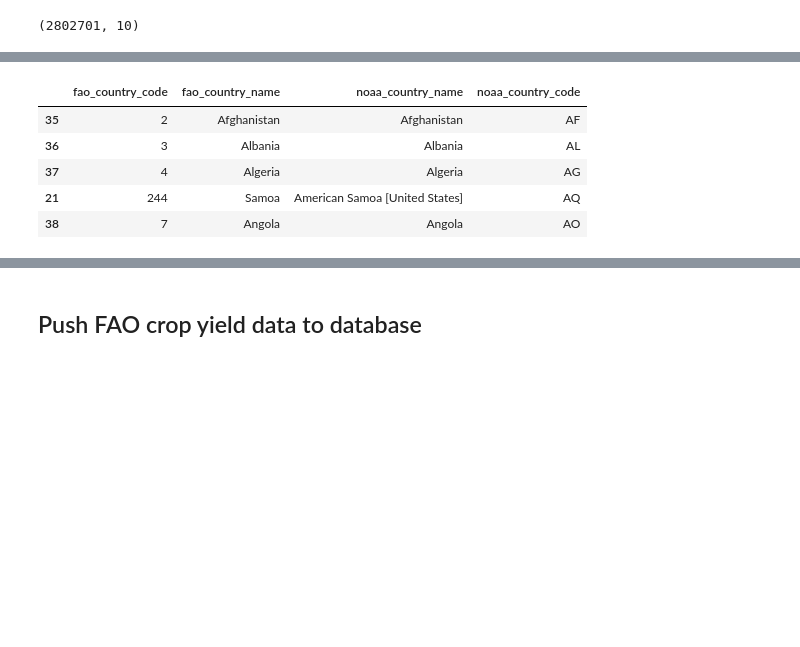
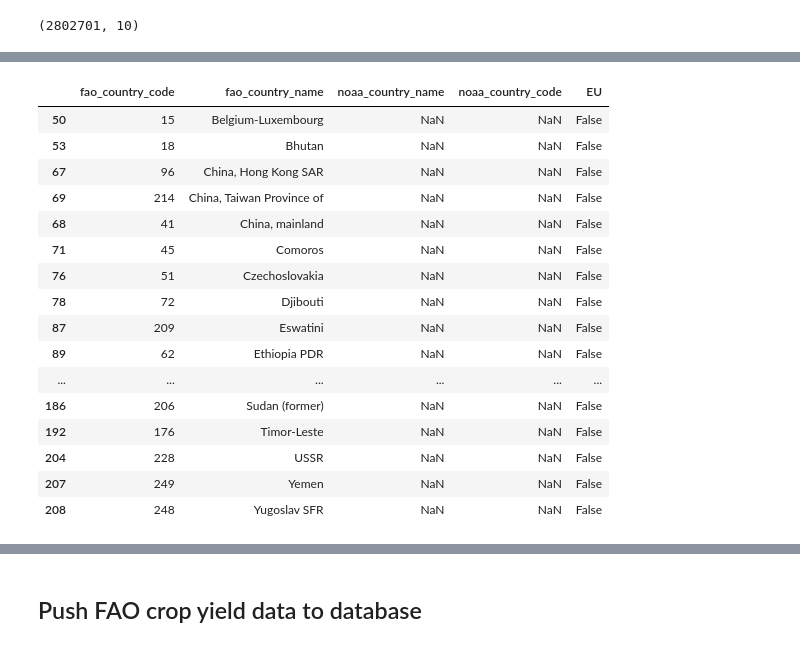
Before and after one commit to Donal-Flanagan/WBS_coding_school_data_science_bootcamp, a Jupyter notebook: climate_change_project/crop_yield_preprocessing_normalized.ipynb, the cells around one changed output, grey strips where cells are left out. Saved outputs shown, nothing was run; the diff lists cells and outputs as text; code cells hidden in the pictures; blank space fills up the shorter version.

```diff
--- a/climate_change_project/crop_yield_preprocessing_normalized.ipynb
+++ b/climate_change_project/crop_yield_preprocessing_normalized.ipynb
@@ -12,0 +14,6 @@ pd.set_option('display.max_columns', 200)
+# %%
+fao_file_path = "./data/fao_data/"
+
+# Load the crop yield data
+file_name = 'Production_Crops_Livestock_E_All_Data_(Normalized)'
+unprocessed_fao_crop_yield_data = pd.read_csv(f"{fao_file_path}fao_crop_data/normalized/{file_name}.csv", encoding='latin-1')
@@ -71,6 +68,0 @@ fao_country_data.shape
-# %%
-# Load the noaa ghcnd countries
-noaa_file_path = './data/noaa_ghcn_aws_data/'
-noaa_countries_file_name = 'ghcnd-countries'
-noaa_countries = pd.read_fwf(f"{noaa_file_path}{noaa_countries_file_name}.txt", header=None, names = ["FIPS_country_code", "ghcnd_country"])
-noaa_countries.shape
@@ -78,0 +71,17 @@ noaa_countries.shape
+# %%
+# Load the fao countries
+fao_country_data = fao_crop_yield_data.groupby(['fao_country_name', 'fao_country_code']).year.agg(['min', 'max'])
+fao_country_data.reset_index(inplace=True)
+# Merge with the FIPS country codes
+country_codes = pd.DataFrame(FIPS_10_country_codes)
+country_codes = country_codes.merge(fao_country_data, how='inner', left_on='country_name', right_on='fao_country_name')
+# Load the noaa ghcnd countries
+noaa_file_path = './data/noaa_ghcn_aws_data/'
+noaa_countries_file_name = 'ghcnd-countries'
+ghcnd_countries = pd.read_fwf(f"{noaa_file_path}{noaa_countries_file_name}.txt", header=None, names = ["noaa_country_code", "noaa_country_name"])
+# Join the noaa countries
+country_codes = country_codes.merge(ghcnd_countries, how='inner', left_on='noaa_country_code', right_on='noaa_country_code')
+
+country_codes.drop(['noaa_country_name', 'fao_country_name'], axis=1, inplace=True)
+country_codes.rename(columns={'min': '', '': '', '': 'min'})
+country_codes.head()
@@ -78,0 +103,4 @@ noaa_countries.shape
+# %%
+for country in fao_country_data.fao_country_name.values:
+    if country not in FIPS_10_fao_country_codes_df.fao_country_name.values:
+        print(country)
@@ -114,38 +198,55 @@ fao_to_noaa_country_map = {
     "Lao People's Democratic Republic": "Laos",
     "Republic of Moldova": "Moldova",
     }
 
 country_data = []
 for fao_country_name, noaa_country_name in fao_to_noaa_country_map.items():
         country_data.append({
             'fao_country_code': fao_country_data[fao_country_data.fao_country_name==fao_country_name].fao_country_code.values[0],
             'fao_country_name': fao_country_name,
             'noaa_country_name': noaa_country_name,
             'noaa_country_code': noaa_countries[noaa_countries.ghcnd_country==noaa_country_name].FIPS_country_code.values[0],
         })
 
 for country in fao_countries:
     if country in noaa_countries.ghcnd_country.tolist() and country not in fao_to_noaa_country_map.keys():
         country_data.append({
             'fao_country_code': fao_country_data[fao_country_data.fao_country_name==country].fao_country_code.values[0],
             'fao_country_name': country,
             'noaa_country_name': country,
             'noaa_country_code': noaa_countries[noaa_countries.ghcnd_country==country].FIPS_country_code.values[0],
         })
     elif country not in fao_to_noaa_country_map.keys():
         country_data.append({
             'fao_country_code': fao_country_data[fao_country_data.fao_country_name==country].fao_country_code.values[0],
             'fao_country_name': country,
             'noaa_country_name': np.nan,
             'noaa_country_code': np.nan,
         })
 country_data = pd.DataFrame(country_data).sort_values(['noaa_country_name', 'fao_country_name'])
-country_data.dropna(inplace=True)
-country_data.head()
+#country_data.dropna(inplace=True)
+
+eu_countries = ['Austria', 'Belgium', 'Bulgaria', 'Croatia', 'Cyprus', 'Czech Republic', 'Denmark', 'Estonia', 'Finland', 'France', 'Germany', 'Greece', 'Hungary', 'Ireland', 'Italy', 'Latvia', 'Lithuania', 'Luxembourg', 'Malta', 'Netherlands', 'Poland', 'Portugal', 'Romania', 'Slovakia', 'Slovenia', 'Spain', 'Sweden']
+#country_data[(country_data.noaa_country_name.isin(eu_countries)) | (country_data.fao_country_name.isin(eu_countries))]
+country_data['EU'] = country_data.noaa_country_name.apply(lambda x: True if x in eu_countries else False)
+
+
+country_data[country_data.noaa_country_code.isna()]
 # %% [output]
-|  | fao_country_code | fao_country_name | noaa_country_name | noaa_country_code |
-| 35 | 2 | Afghanistan | Afghanistan | AF |
-| 36 | 3 | Albania | Albania | AL |
-| 37 | 4 | Algeria | Algeria | AG |
-| 21 | 244 | Samoa | American Samoa [United States] | AQ |
-| 38 | 7 | Angola | Angola | AO |
+|  | fao_country_code | fao_country_name | noaa_country_name | noaa_country_code | EU |
+| 50 | 15 | Belgium-Luxembourg | NaN | NaN | False |
+| 53 | 18 | Bhutan | NaN | NaN | False |
+| 67 | 96 | China, Hong Kong SAR | NaN | NaN | False |
+| 69 | 214 | China, Taiwan Province of | NaN | NaN | False |
+| 68 | 41 | China, mainland | NaN | NaN | False |
+| 71 | 45 | Comoros | NaN | NaN | False |
+| 76 | 51 | Czechoslovakia | NaN | NaN | False |
+| 78 | 72 | Djibouti | NaN | NaN | False |
+| 87 | 209 | Eswatini | NaN | NaN | False |
+| 89 | 62 | Ethiopia PDR | NaN | NaN | False |
+| ... | ... | ... | ... | ... | ... |
+| 186 | 206 | Sudan (former) | NaN | NaN | False |
+| 192 | 176 | Timor-Leste | NaN | NaN | False |
+| 204 | 228 | USSR | NaN | NaN | False |
+| 207 | 249 | Yemen | NaN | NaN | False |
+| 208 | 248 | Yugoslav SFR | NaN | NaN | False |
```
Also changed, not shown: parts of 71 cells of this notebook.
